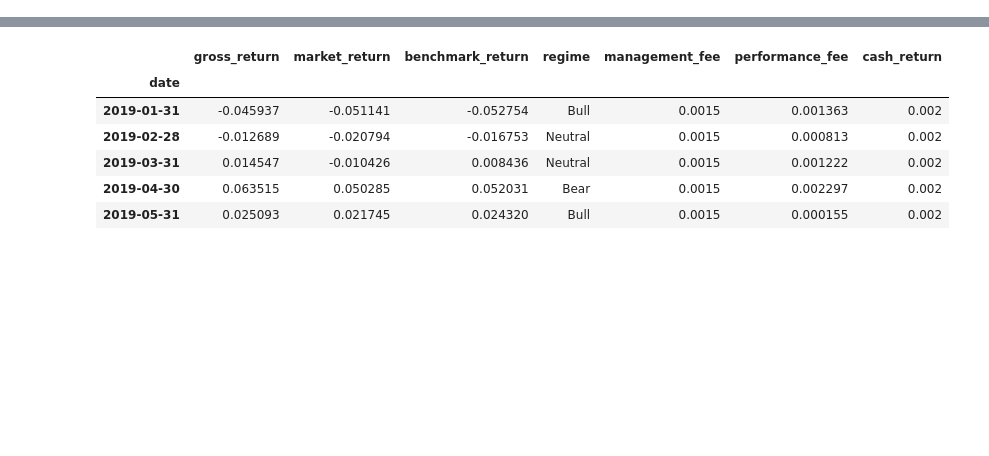
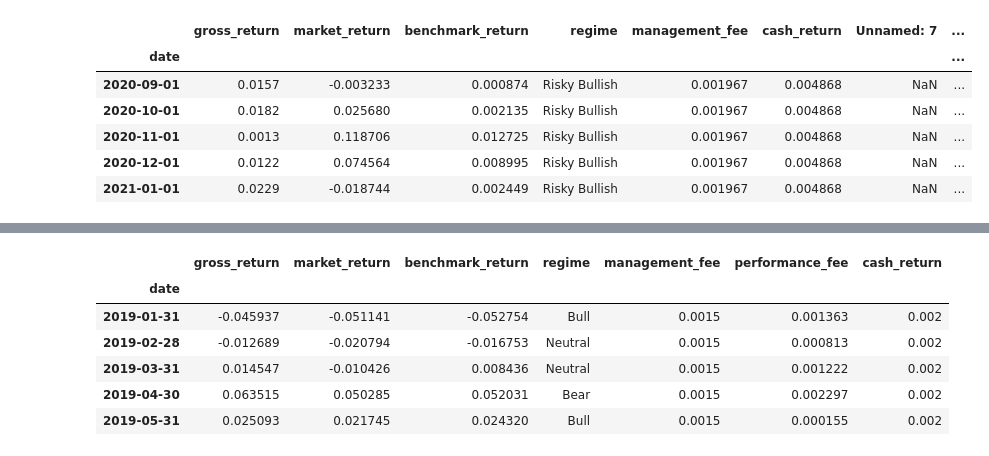
Before and after one commit to pratyush-x355/fund_analysis, a Jupyter notebook: fund_details.ipynb, the cells around one changed output, grey strips where cells are left out. Cells and saved outputs as stored; diff of their text form; code cells hidden in the pictures; blank space fills up the shorter version.

```diff
--- a/fund_details.ipynb
+++ b/fund_details.ipynb
@@ -50,2 +70,13 @@ def create_sample_data(n_months=60):
+# %%
+data = data.drop(['annual_performance_fee', 'annual_return', 'excess_return_annual'], axis = 1)
+data.head()
+# %% [output]
+|  | gross_return | market_return | benchmark_return | regime | management_fee | cash_return | Unnamed: 7 | ... |
+| date |  |  |  |  |  |  |  | ... |
+| 2020-09-01 | 0.0157 | -0.003233 | 0.000874 | Risky Bullish | 0.001967 | 0.004868 | NaN | ... |
+| 2020-10-01 | 0.0182 | 0.025680 | 0.002135 | Risky Bullish | 0.001967 | 0.004868 | NaN | ... |
+| 2020-11-01 | 0.0013 | 0.118706 | 0.012725 | Risky Bullish | 0.001967 | 0.004868 | NaN | ... |
+| 2020-12-01 | 0.0122 | 0.074564 | 0.008995 | Risky Bullish | 0.001967 | 0.004868 | NaN | ... |
+| 2021-01-01 | 0.0229 | -0.018744 | 0.002449 | Risky Bullish | 0.001967 | 0.004868 | NaN | ... |
 # %%
 
```
Also changed, not shown: parts of 9 cells of this notebook, 7 other files.
